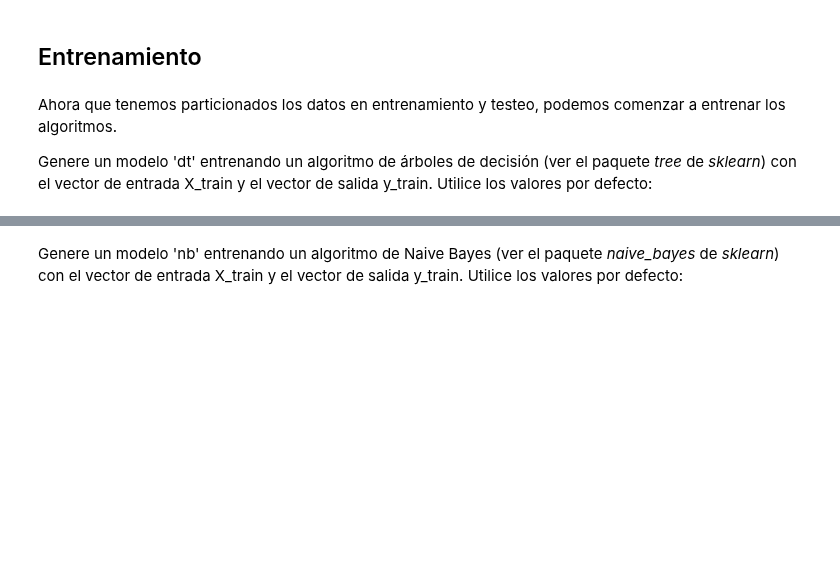
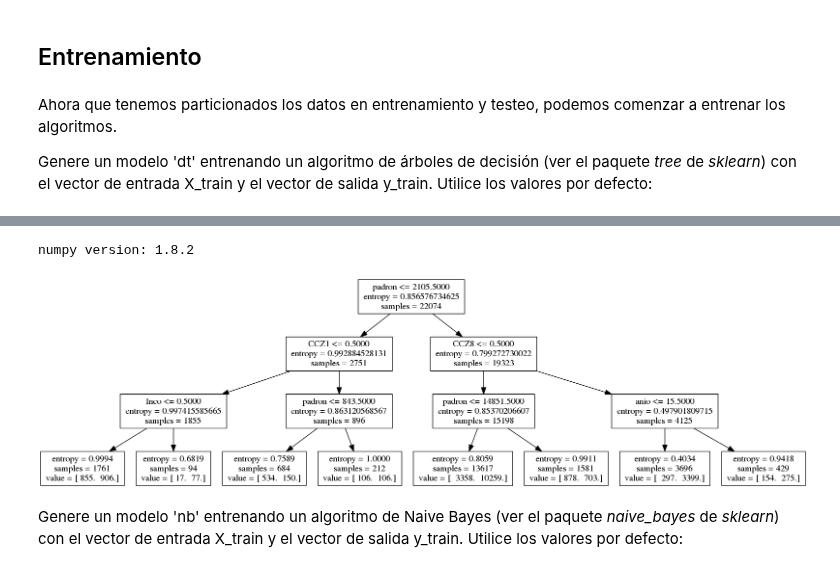
Before and after one commit to raulsperoni/aprendizaje-automatico-2015, a Jupyter notebook: Lab1_2015.ipynb, the cells around one changed output, grey strips where cells are left out. Drawn from its saved outputs; the diff is of its cells as text; code cells hidden in the pictures; blank space fills up the shorter version.

```diff
--- a/Lab1_2015.ipynb
+++ b/Lab1_2015.ipynb
@@ -386,3 +381,26 @@ SyntaxError: invalid syntax (<ipython-input-108-aa183b73c85c>, line 5)
+# %%
+from sklearn import tree
+dt = tree.DecisionTreeClassifier(criterion='entropy', max_depth=3,min_samples_leaf=5)
+dt = dt.fit(X_train,y_train)
+
+
+print 'numpy version:', np.__version__
+#print 'pydot version:', pydot2.__version__
+#print 'pyparsing version:', pyparsing.__version__
+
+#Veo el arbol
+import StringIO
+import pyparsing
+import pydot
+dot_data = StringIO.StringIO()
+tree.export_graphviz(dt,out_file=dot_data, feature_names=X_nom)
+graph = pydot.graph_from_dot_data(dot_data.getvalue())
+graph.write_png('dt.png')
+from IPython.core.display import Image
+Image(filename='dt.png')
+# %% [output]
+numpy version: 1.8.2
+[figure, added]
 # %% [markdown]
 Genere un modelo 'nb' entrenando un algoritmo de Naive Bayes (ver el paquete *naive_bayes* de *sklearn*) con el vector de entrada X_train y el vector de salida y_train. Utilice los valores por defecto:
 # %%
```
Also changed, not shown: parts of 15 cells of this notebook.
